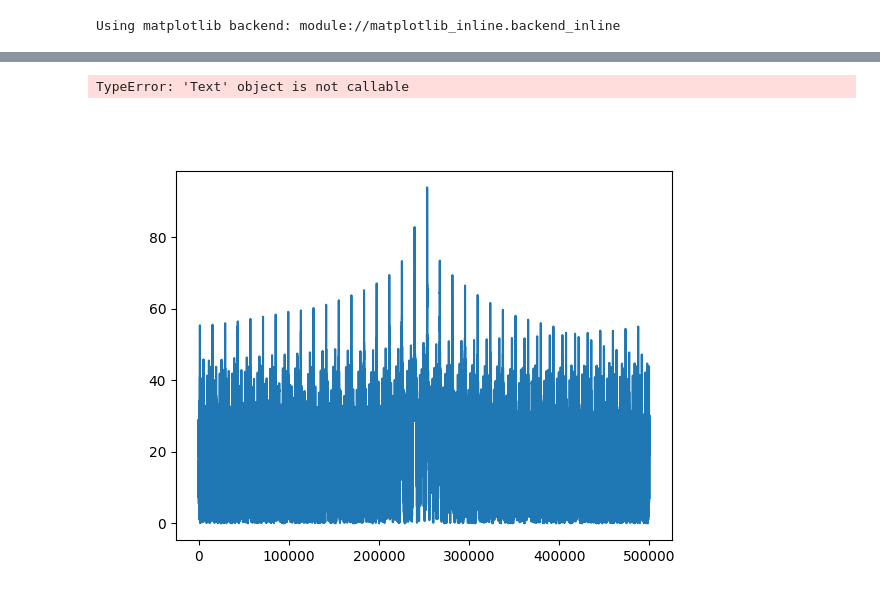
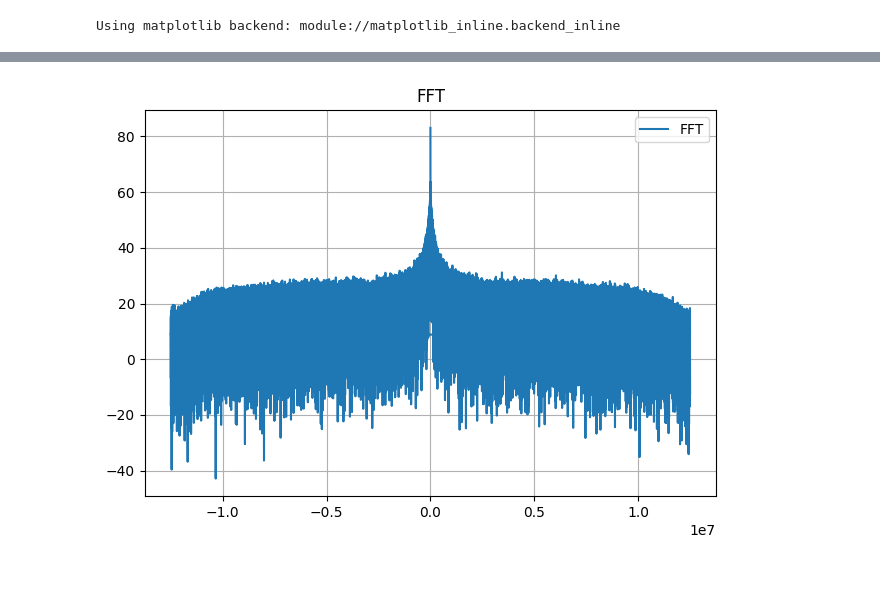
Before and after one commit to murrayinglis/sdr-config, a Jupyter notebook: plots.ipynb, the cells around one changed output, grey strips where cells are left out. Cells and saved outputs as stored; diff of their text form; code cells hidden in the pictures; blank space fills up the shorter version.

Commit message:
RX test working

```diff
--- a/plots.ipynb
+++ b/plots.ipynb
@@ -130,17 +154,53 @@ print(num_new_samples)
 500000
-# %%
-# convert to db
-magnitude = np.abs(fft_data)
-magnitude_db = 20 * np.log10(magnitude)
-
-# Plotting fft
-fig, axs = plt.subplots()
-axs.plot(np.abs(magnitude_db), label='FFT')
-axs.set_title('FFT')
-axs.legend()
-axs.grid(True)
-plt.tight_layout()
-plt.show()
-# %% [output]
-TypeError: 'Text' object is not callable
-[figure, removed]
+# %%
+file_path = 'rx_test.bin'
+
+
+# Read the binary file
+with open(file_path, 'rb') as file:
+    # Read the data into a numpy array
+    # The dtype should match the type of data in the file (double = float64)
+    data = np.fromfile(file, dtype=np.float64)
+
+# Reshape or process the data if needed
+# Here we assume data was written as 2 doubles per sample
+num_new_samples = int(len(data)/2)
+data = data.reshape((num_new_samples, 2))
+#data = data[30000:32000]
+
+# Create complex numbers from the real and imaginary parts
+complex_data = data[:, 0] + 1j * data[:, 1]
+
+
+fs = 25e6
+N = len(complex_data)
+
+
+#fft_data = np.fft.fftshift(np.fft.fft(complex_data))
+fft_data = np.fft.fft(complex_data)
+fft_freq_axis = np.fft.fftfreq(len(fft_data),d=1/fs)
+
+# convert to db
+magnitude = np.abs(fft_data)
+magnitude_db = 20 * np.log10(magnitude)
+
+
+max_freq_desired = 50e6
+index = int(round(max_freq_desired*N/fs))
+
+
+
+#fft_freq_axis = fft_freq_axis[0:index]
+#magnitude_db = magnitude_db[0:index]
+
+
+# Plotting fft
+fig, axs = plt.subplots()
+axs.plot(fft_freq_axis, magnitude_db, label='FFT')
+axs.set_title('FFT')
+axs.legend()
+axs.grid(True)
+plt.tight_layout()
+plt.show()
+# %% [output]
+[figure, added]
```
Also changed, not shown: parts of 5 cells of this notebook, 14 other files.
